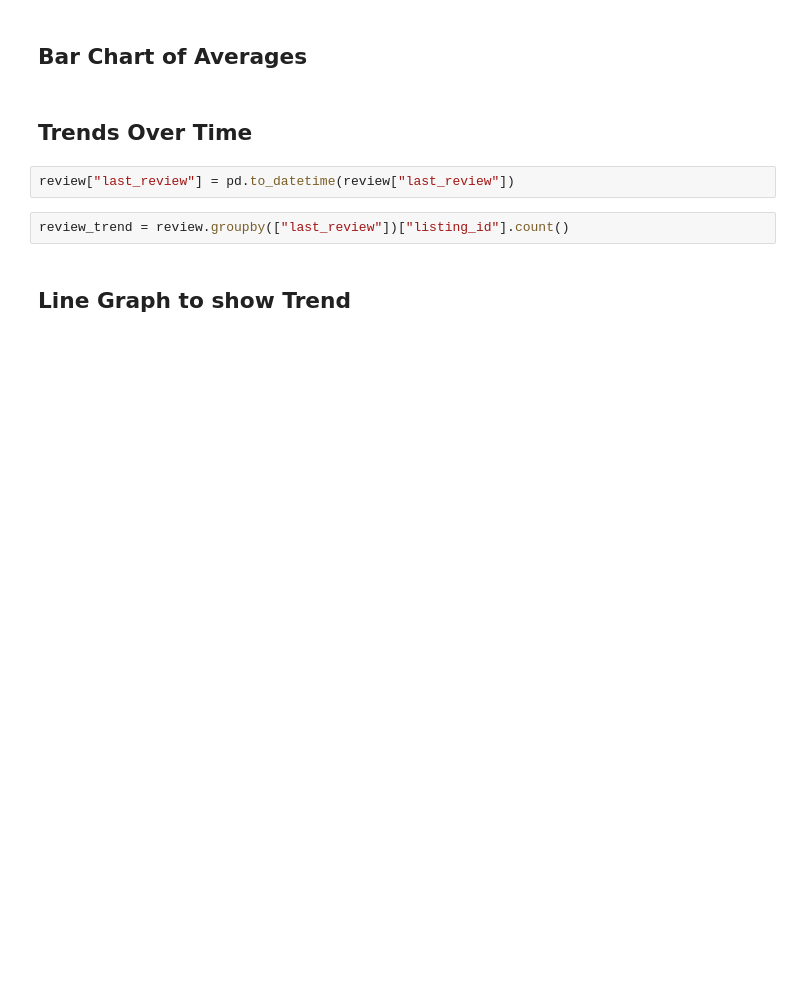
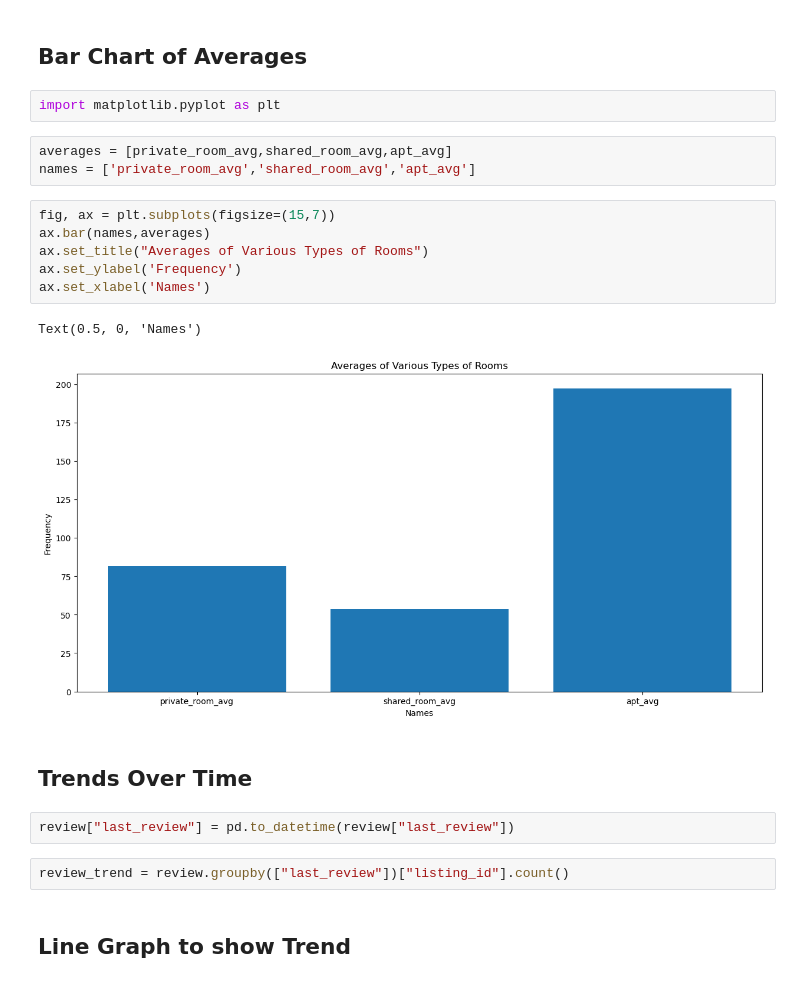
Before and after one commit to KabirKhan1512/SMIT-CDE-Practice, a Jupyter notebook: Pandas/Assignment No. 1/EDA_Project1_Kabir.ipynb, the cells around one changed output. Cells and saved outputs as stored; diff of their text form; blank space fills up the shorter version.

```diff
--- a/Pandas/Assignment No. 1/EDA_Project1_Kabir.ipynb
+++ b/Pandas/Assignment No. 1/EDA_Project1_Kabir.ipynb
@@ -213,5 +115,19 @@ np.float64(197.16666666666666)
 # %% [markdown]
 ## Bar Chart of Averages
+# %%
+import matplotlib.pyplot as plt
+# %%
+averages = [private_room_avg,shared_room_avg,apt_avg]
+names = ['private_room_avg','shared_room_avg','apt_avg']
+# %%
+fig, ax = plt.subplots(figsize=(15,7))
+ax.bar(names,averages)
+ax.set_title("Averages of Various Types of Rooms")
+ax.set_ylabel('Frequency')
+ax.set_xlabel('Names')
+# %% [output]
+Text(0.5, 0, 'Names')
+[figure, added]
 # %% [markdown]
 ## Trends Over Time
 # %%
```
Also changed, not shown: parts of 14 cells of this notebook, 2 other files.
